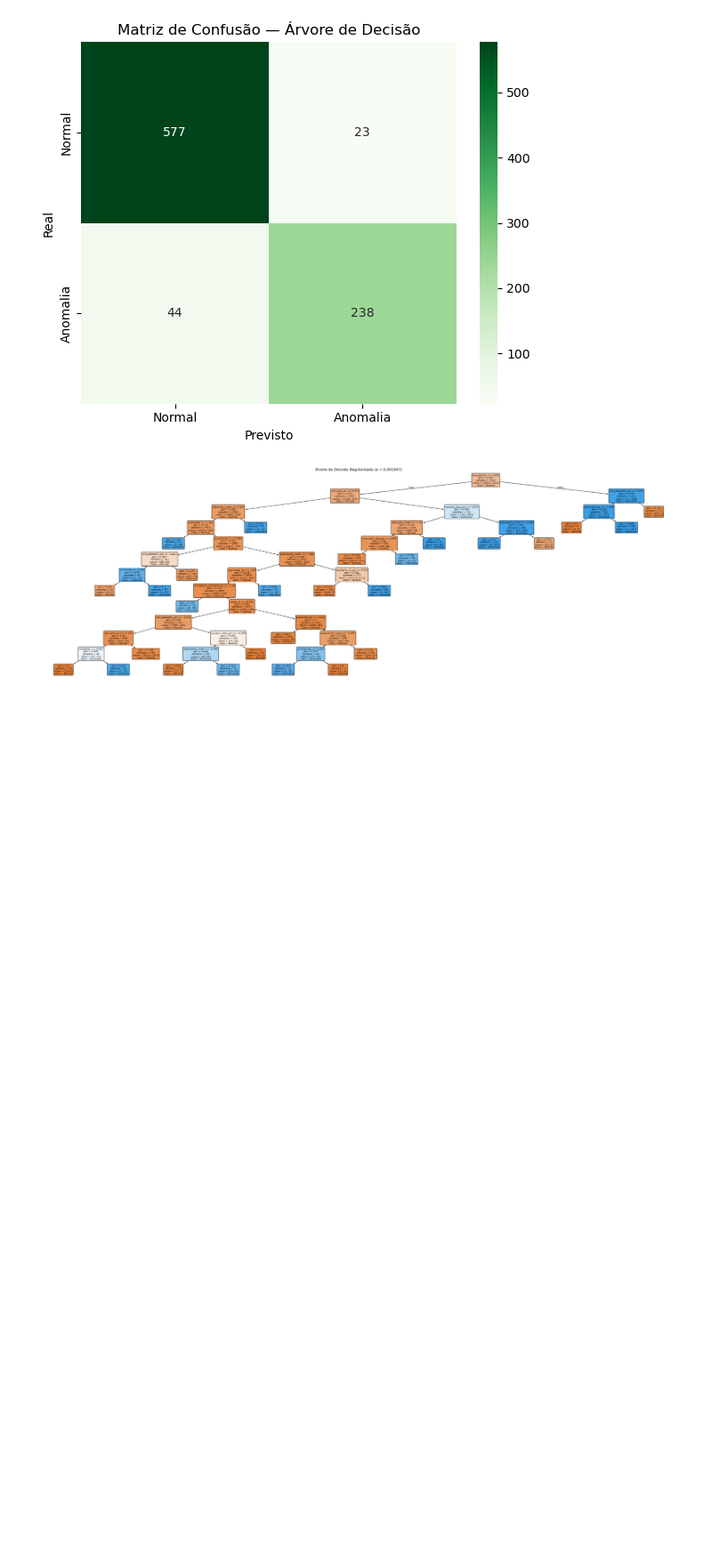
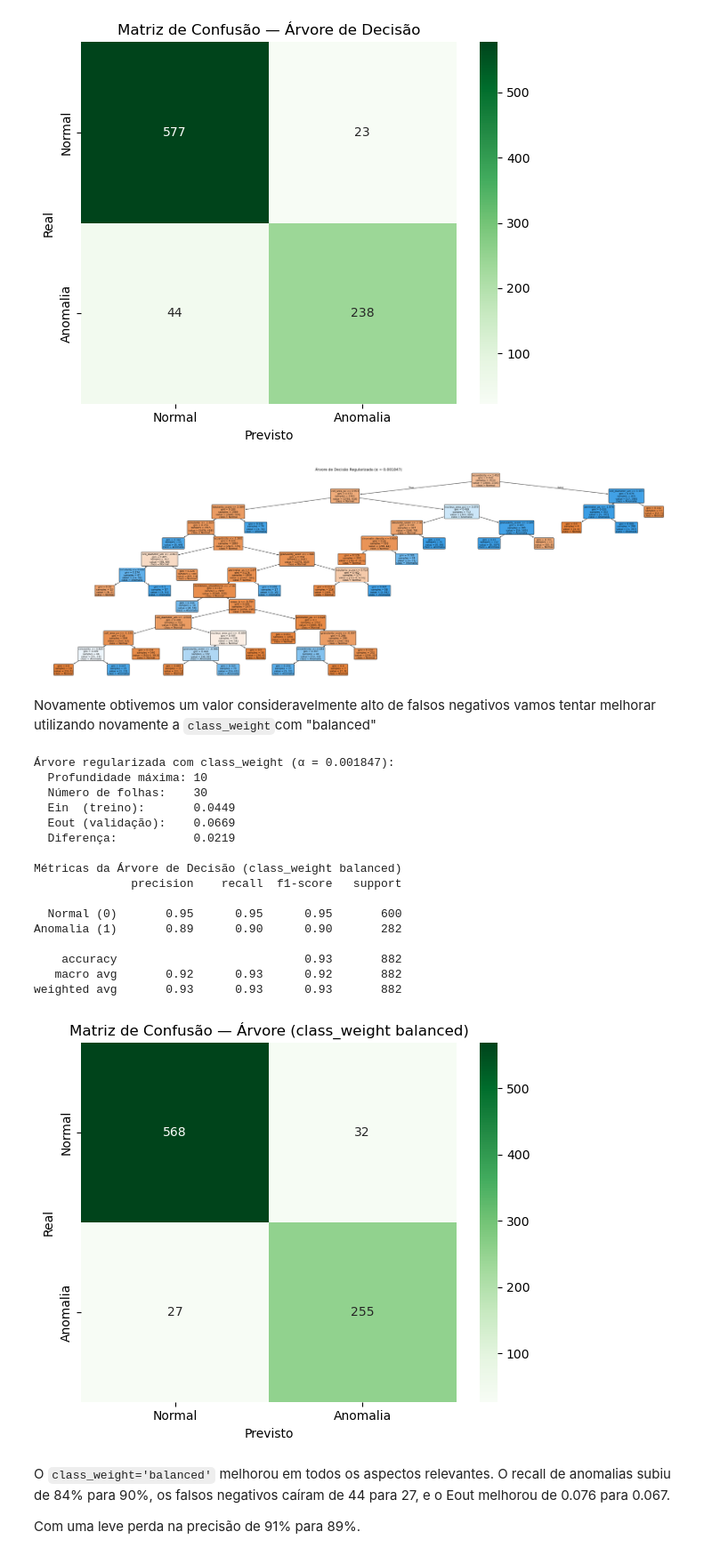
Before and after one commit to gustavojohan/projeto-final-am, a Jupyter notebook: projeto-final.ipynb, the cells around one changed output. Shown at 89% size. Saved outputs shown, nothing was run; the diff lists cells and outputs as text; code cells hidden in the pictures; blank space fills up the shorter version.

```diff
--- a/projeto-final.ipynb
+++ b/projeto-final.ipynb
@@ -618,3 +665,61 @@ Anomalia (1)       0.91      0.84      0.88       282
 weighted avg       0.92      0.92      0.92       882
 [figure]
 [figure]
+# %% [markdown]
+Novamente obtivemos um valor consideravelmente alto de falsos negativos vamos tentar melhorar utilizando novamente a `class_weight`com "balanced"
+# %%
+tree_best = DecisionTreeClassifier(
+    ccp_alpha=best_alpha,
+    class_weight='balanced',
+    random_state=42
+)
+tree_best.fit(X_train, y_train)
+
+ein_best  = 1 - tree_best.score(X_train, y_train)
+eout_best = 1 - tree_best.score(X_val,   y_val)
+
+print(f"Árvore regularizada com class_weight (α = {best_alpha:.6f}):")
+print(f"  Profundidade máxima: {tree_best.get_depth()}")
+print(f"  Número de folhas:    {tree_best.get_n_leaves()}")
+print(f"  Ein  (treino):       {ein_best:.4f}")
+print(f"  Eout (validação):    {eout_best:.4f}")
+print(f"  Diferença:           {eout_best - ein_best:.4f}")
+
+y_pred_tree = tree_best.predict(X_val)
+
+print("\nMétricas da Árvore de Decisão (class_weight balanced)")
+print(classification_report(y_val, y_pred_tree,
+      target_names=['Normal (0)', 'Anomalia (1)']))
+
+cm_tree = confusion_matrix(y_val, y_pred_tree)
+plt.figure(figsize=(6, 5))
+sns.heatmap(cm_tree, annot=True, fmt='d', cmap='Greens',
+            xticklabels=['Normal', 'Anomalia'],
+            yticklabels=['Normal', 'Anomalia'])
+plt.title('Matriz de Confusão — Árvore (class_weight balanced)')
+plt.ylabel('Real')
+plt.xlabel('Previsto')
+plt.tight_layout()
+plt.show()
+# %% [output]
+Árvore regularizada com class_weight (α = 0.001847):
+  Profundidade máxima: 10
+  Número de folhas:    30
+  Ein  (treino):       0.0449
+  Eout (validação):    0.0669
+  Diferença:           0.0219
+
+Métricas da Árvore de Decisão (class_weight balanced)
+              precision    recall  f1-score   support
+
+  Normal (0)       0.95      0.95      0.95       600
+Anomalia (1)       0.89      0.90      0.90       282
+
+    accuracy                           0.93       882
+   macro avg       0.92      0.93      0.92       882
+weighted avg       0.93      0.93      0.93       882
+[figure, added]
+# %% [markdown]
+O `class_weight='balanced'` melhorou em todos os aspectos relevantes. O recall de anomalias subiu de 84% para 90%, os falsos negativos caíram de 44 para 27, e o Eout melhorou de 0.076 para 0.067.
+
+Com uma leve perda na precisão de 91% para 89%.
```
Also changed, not shown: parts of 24 cells of this notebook.
